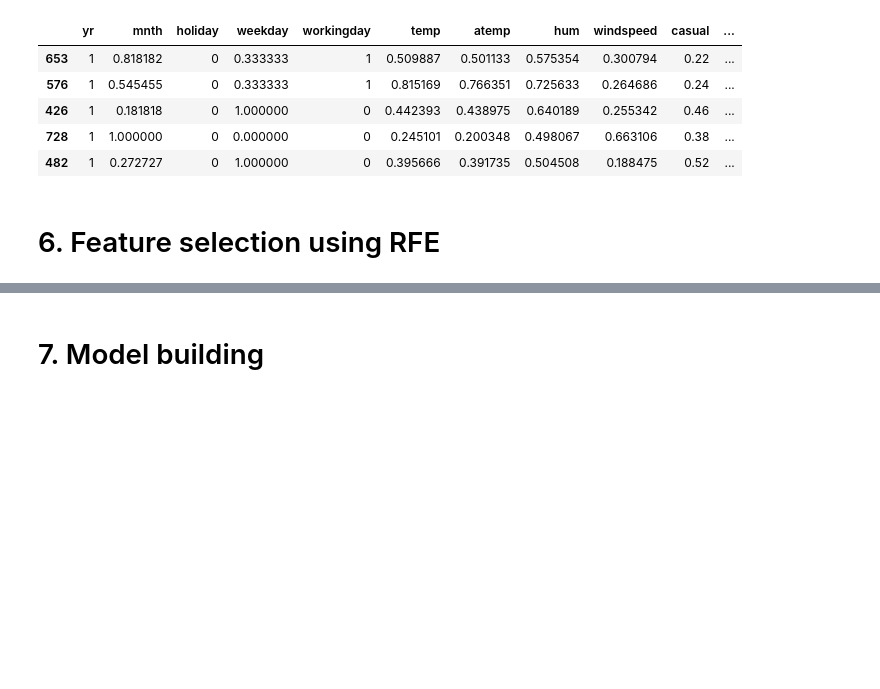
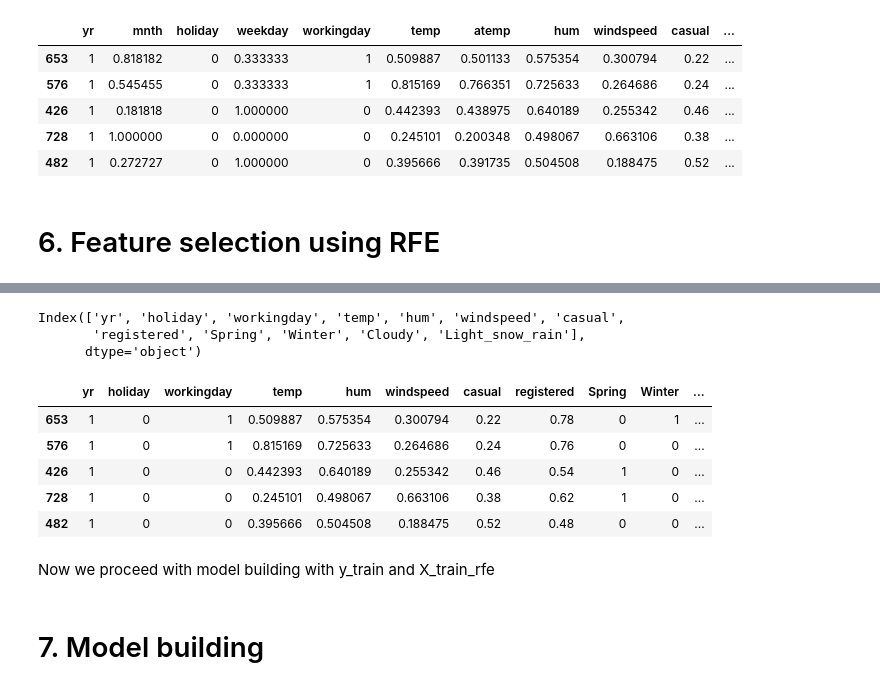
Before and after one commit to sanchita238/BikeSharingLinearRegression, a Jupyter notebook: Sanchita_Bike_Sharing_Assngmnt.ipynb, the cells around one changed output, grey strips where cells are left out. Drawn from its saved outputs; the diff is of its cells as text; code cells hidden in the pictures; blank space fills up the shorter version.

Commit message:
built models till 3

```diff
--- a/Sanchita_Bike_Sharing_Assngmnt.ipynb
+++ b/Sanchita_Bike_Sharing_Assngmnt.ipynb
@@ -322,3 +322,7 @@ bikeSharing_train.head()
 | 482 | 1 | 0.272727 | 0 | 1.000000 | 0 | 0.395666 | 0.391735 | 0.504508 | 0.188475 | 0.52 | ... |
 # %% [markdown]
 # 6. Feature selection using RFE
+# %%
+# X and y sets for model
+y_train = bikeSharing_train.pop("cnt")
+X_train = bikeSharing_train
@@ -324,0 +347,4 @@ bikeSharing_train.head()
+# %%
+# Preparing lm RFE
+lm = LinearRegression()
+lm.fit(X_train, y_train)
@@ -324,0 +353,4 @@ bikeSharing_train.head()
+# %%
+# RFE using top 12 cols
+rfe = RFE(lm, 12).fit(X_train, y_train)
+rfe
@@ -325,2 +379,22 @@ bikeSharing_train.head()
+# %%
+selectedCols = X_train.columns[rfe.support_]
+selectedCols
+# %% [output]
+Index(['yr', 'holiday', 'workingday', 'temp', 'hum', 'windspeed', 'casual',
+       'registered', 'Spring', 'Winter', 'Cloudy', 'Light_snow_rain'],
+      dtype='object')
+# %%
+# Filter X train columns based on RFE selection for model building
+X_train_rfe = X_train[selectedCols]
+X_train_rfe.head()
+# %% [output]
+|  | yr | holiday | workingday | temp | hum | windspeed | casual | registered | Spring | Winter | ... |
+| 653 | 1 | 0 | 1 | 0.509887 | 0.575354 | 0.300794 | 0.22 | 0.78 | 0 | 1 | ... |
+| 576 | 1 | 0 | 1 | 0.815169 | 0.725633 | 0.264686 | 0.24 | 0.76 | 0 | 0 | ... |
+| 426 | 1 | 0 | 0 | 0.442393 | 0.640189 | 0.255342 | 0.46 | 0.54 | 1 | 0 | ... |
+| 728 | 1 | 0 | 0 | 0.245101 | 0.498067 | 0.663106 | 0.38 | 0.62 | 1 | 0 | ... |
+| 482 | 1 | 0 | 0 | 0.395666 | 0.504508 | 0.188475 | 0.52 | 0.48 | 0 | 0 | ... |
+# %% [markdown]
+Now we proceed with model building with y_train and X_train_rfe
 # %% [markdown]
 # 7. Model building
```
Also changed, not shown: parts of 19 cells of this notebook.
